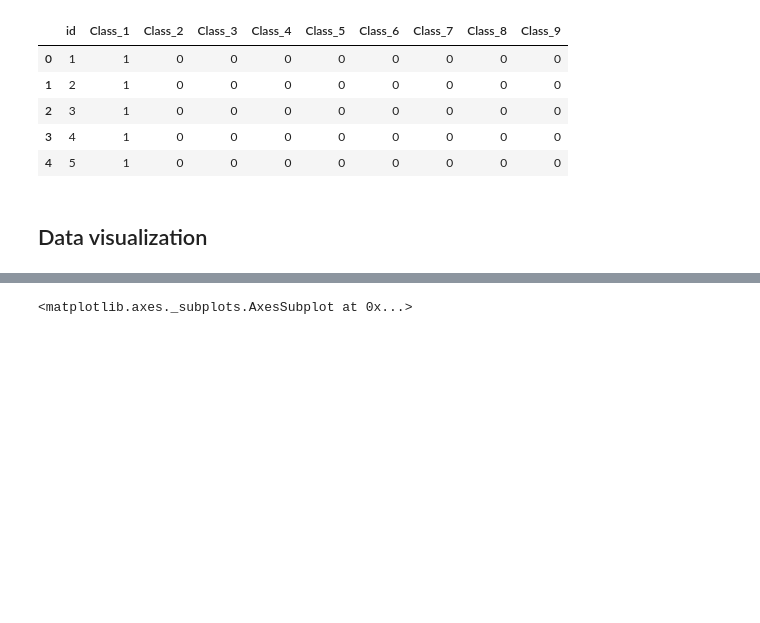
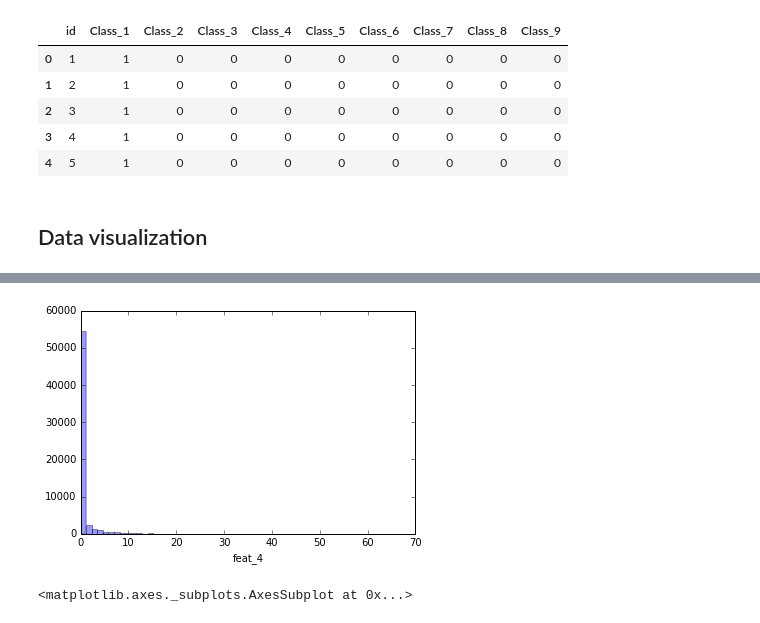
Before and after one commit to hplantec/TC1_kaggle, a Jupyter notebook: main_program.ipynb, the cells around one changed output, grey strips where cells are left out. Cells and saved outputs as stored; diff of their text form; code cells hidden in the pictures; blank space fills up the shorter version.

```diff
--- a/main_program.ipynb
+++ b/main_program.ipynb
@@ -98,4 +98,9 @@ sns.distplot(y, kde=False, norm_hist=False)
 [figure]
+# %%
+sns.distplot(X['feat_4'], bins=60, kde=False, norm_hist=False)
+#plt.savefig('feat4.png')
+# %% [output]
+[figure, added]
 # %%
 # Training data
 plt.figure(figsize = (12,10))
```
Also changed, not shown: parts of 10 cells of this notebook.
